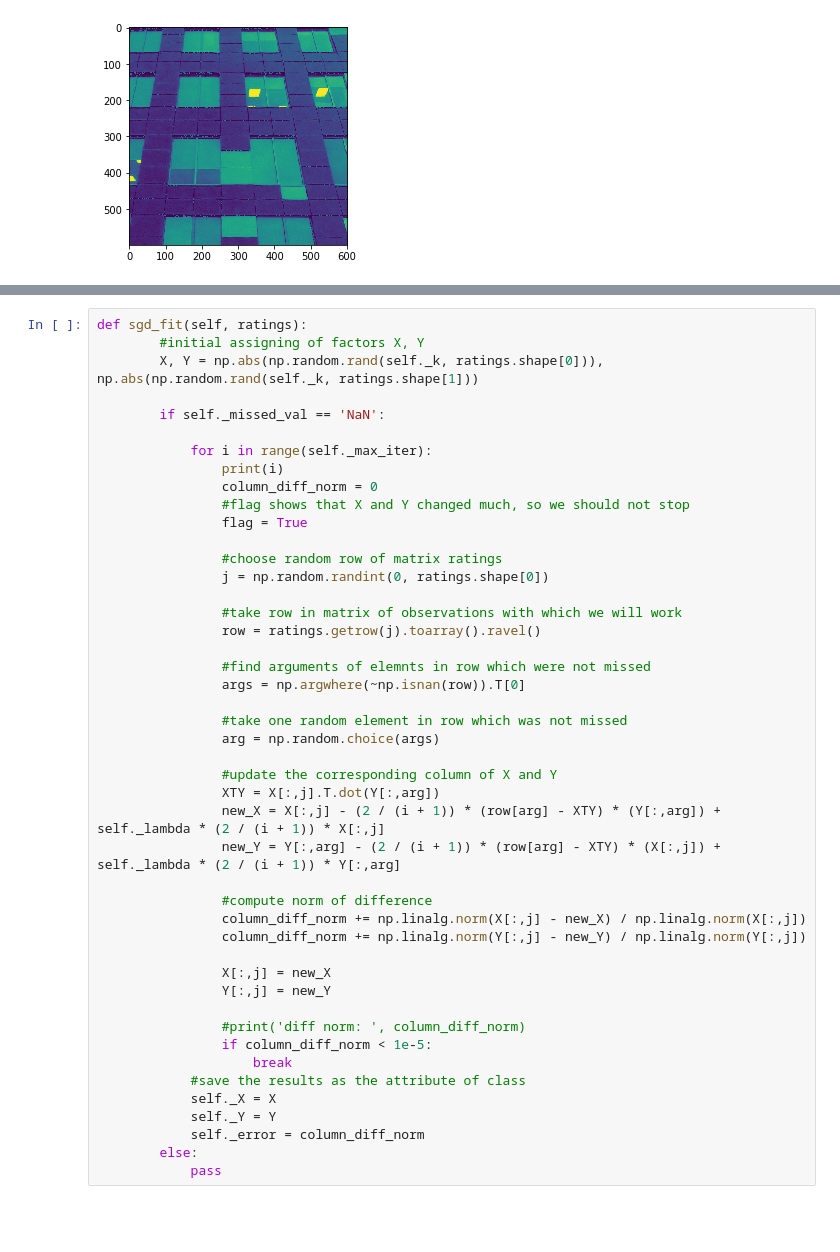
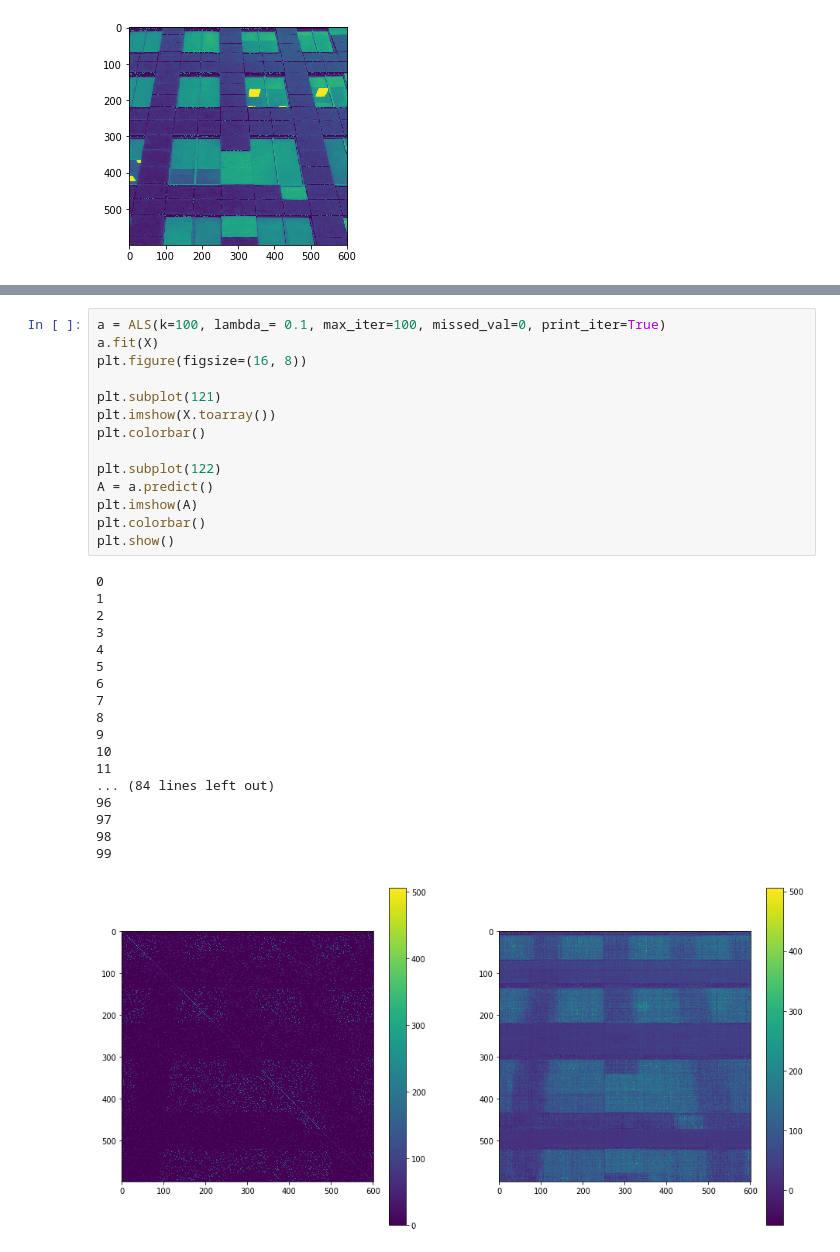
Before and after one commit to AlexanderRozhnov/matrix-filling, a Jupyter notebook: Alternating Least Square.ipynb, the cells around one changed output, grey strips where cells are left out. Cells and saved outputs as stored; diff of their text form; blank space fills up the shorter version.

```diff
--- a/Alternating Least Square.ipynb
+++ b/Alternating Least Square.ipynb
@@ -180,46 +206,33 @@ plt.show()
-# %%
-def sgd_fit(self, ratings):
-        #initial assigning of factors X, Y
-        X, Y = np.abs(np.random.rand(self._k, ratings.shape[0])), np.abs(np.random.rand(self._k, ratings.shape[1]))
-
-        if self._missed_val == 'NaN':
-
-            for i in range(self._max_iter):
-                print(i)
-                column_diff_norm = 0
-                #flag shows that X and Y changed much, so we should not stop
-                flag = True
-
-                #choose random row of matrix ratings
-                j = np.random.randint(0, ratings.shape[0])
-
-                #take row in matrix of observations with which we will work
-                row = ratings.getrow(j).toarray().ravel()
-
-                #find arguments of elemnts in row which were not missed
-                args = np.argwhere(~np.isnan(row)).T[0]
-
-                #take one random element in row which was not missed
-                arg = np.random.choice(args)
-
-                #update the corresponding column of X and Y
-                XTY = X[:,j].T.dot(Y[:,arg])
-                new_X = X[:,j] - (2 / (i + 1)) * (row[arg] - XTY) * (Y[:,arg]) + self._lambda * (2 / (i + 1)) * X[:,j]
-                new_Y = Y[:,arg] - (2 / (i + 1)) * (row[arg] - XTY) * (X[:,j]) + self._lambda * (2 / (i + 1)) * Y[:,arg]
-
-                #compute norm of difference
-                column_diff_norm += np.linalg.norm(X[:,j] - new_X) / np.linalg.norm(X[:,j])
-                column_diff_norm += np.linalg.norm(Y[:,j] - new_Y) / np.linalg.norm(Y[:,j])
-
-                X[:,j] = new_X
-                Y[:,j] = new_Y
-
-                #print('diff norm: ', column_diff_norm)
-                if column_diff_norm < 1e-5:
-                    break
-            #save the results as the attribute of class
-            self._X = X
-            self._Y = Y
-            self._error = column_diff_norm
-        else:
-            pass
+# %%
+a = ALS(k=100, lambda_= 0.1, max_iter=100, missed_val=0, print_iter=True)
+a.fit(X)
+plt.figure(figsize=(16, 8))
+
+plt.subplot(121)
+plt.imshow(X.toarray())
+plt.colorbar()
+
+plt.subplot(122)
+A = a.predict()
+plt.imshow(A)
+plt.colorbar()
+plt.show()
+# %% [output]
+0
+1
+2
+3
+4
+5
+6
+7
+8
+9
+10
+11
+... (84 lines left out)
+96
+97
+98
+99
+[figure, added]
```
Also changed, not shown: parts of 28 cells of this notebook, 1 other file.
